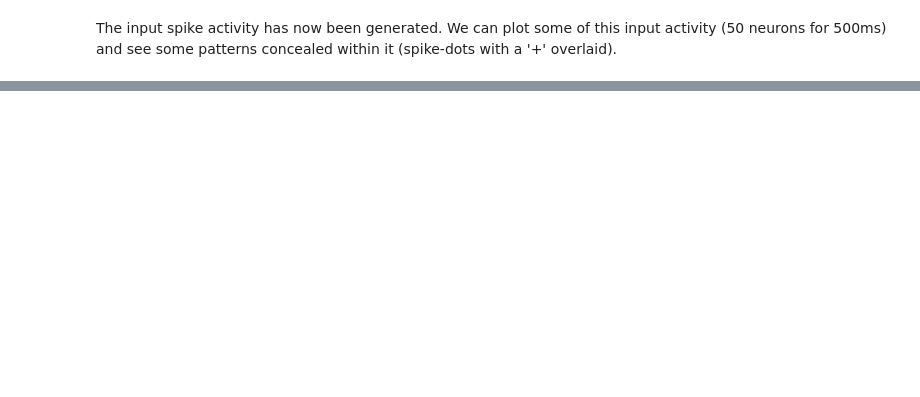
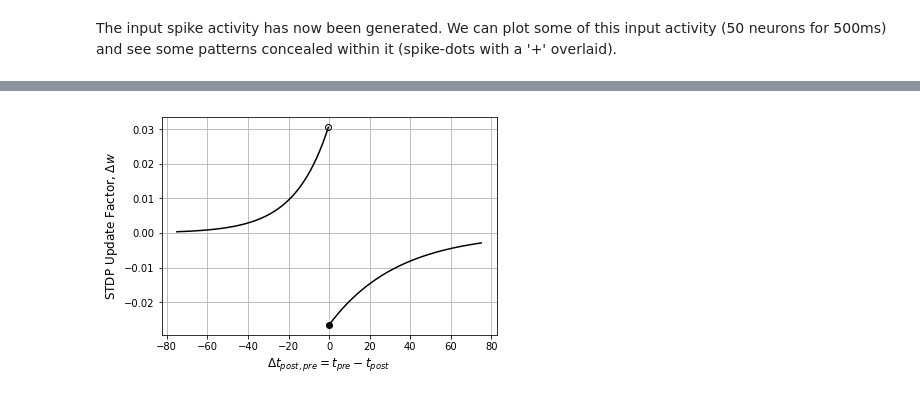
Before and after one commit to tobylightheart/csnn-stdp, a Jupyter notebook: Jupyter-Notebooks/neuron_construction_stdp_convergence.ipynb, the cells around one changed output, grey strips where cells are left out. Saved outputs shown, nothing was run; the diff lists cells and outputs as text; code cells hidden in the pictures; blank space fills up the shorter version.

Commit message:
Update notebook to demonstrate neuron construction with STDP convergence

```diff
--- a/Jupyter-Notebooks/neuron_construction_stdp_convergence.ipynb
+++ b/Jupyter-Notebooks/neuron_construction_stdp_convergence.ipynb
@@ -306,0 +310,96 @@ plt.show()
+# %%
+# Initial synapse parameters
+w_min = 0.
+w_max = 1.
+w_inh = 1.
+
+# STDP parameters and variables
+A_p = 0.03125
+A_n = 0.85 * A_p
+STDP_tau_p = 16.8
+STDP_tau_n = 33.7
+
+# Plot STDP curve
+Dt_p = np.linspace(-75., 0., num=200, endpoint=False)
+Dt_n = np.linspace(0., 75., num=200)
+STDP_curve_p = A_p * np.exp( Dt_p / STDP_tau_p )
+STDP_curve_n = - A_n * np.exp( -Dt_n / STDP_tau_n )
+
+plt.plot(Dt_p, STDP_curve_p, color='k')
+plt.plot(Dt_p[-1], STDP_curve_p[-1], marker='o', markersize=6, fillstyle='none', color='k')
+plt.plot(Dt_n, STDP_curve_n, color='k')
+plt.plot(Dt_n[0], STDP_curve_n[0], marker='o', markersize=6, color = 'k')
+plt.xlabel("$\Delta t_{post,pre}=t_{pre}-t_{post}$", fontsize=12)
+plt.ylabel("STDP Update Factor, $\Delta w$", fontsize=12)
+plt.grid()
+plt.show()
+
+# Demonstration of STDP
+long_time = 1e6
+t_f_pre_list_demo = [23, 37, 67, 79, 106, np.inf]
+t_f_post_list_demo = [31, 46, 58, 86, 111, np.inf]
+t_end = 125
+nearest_f_pre = False
+nearest_f_post = False
+
+w_ij = 0.5
+w_ij_list = [w_ij]
+t_list = [0]
+i_pre = 0
+i_post = 0
+t_f_pre = -long_time
+t_f_post = -long_time
+while t_f_pre_list_demo[i_pre] != np.inf or t_f_post_list_demo[i_post] != np.inf:
+    if t_f_pre_list_demo[i_pre] < t_f_post_list_demo[i_post]:
+        t_f_pre = t_f_pre_list_demo[i_pre]
+        if nearest_f_pre:
+            t_list.append(t_f_pre)
+            t_list.append(t_f_pre)
+
+            w_ij_list.append(w_ij)
+            w_ij = w_ij - A_n * np.exp(-(t_f_pre-t_f_post)/STDP_tau_n)
+            w_ij_list.append(w_ij)
+        nearest_f_pre = False
+        nearest_f_post = True
+        i_pre += 1
+    else:
+        t_f_post = t_f_post_list_demo[i_post]
+        if nearest_f_post:
+            t_list.append(t_f_post)
+            t_list.append(t_f_post)
+
+            w_ij_list.append(w_ij)
+            w_ij = w_ij + A_n * np.exp((t_f_pre-t_f_post)/STDP_tau_p)
+            w_ij_list.append(w_ij)
+        nearest_f_pre = True
+        nearest_f_post = False
+        i_post += 1
+
+t_list.append(t_end)
+w_ij_list.append(w_ij_list[-1])
+
+t_f_post_line = [0.53,0.54]
+t_f_pre_line = [0.46,0.47]
+
+plt.plot(t_list, w_ij_list, color='k')
+for f in range(len(t_f_pre_list_demo)-1):
+    plt.plot(np.array(t_f_post_list_demo[f])*[1,1], t_f_post_line, color='r')
+for f in range(len(t_f_post_list_demo)-1):
+    plt.plot(np.array(t_f_pre_list_demo[f])*[1,1], t_f_pre_line, color='b')
+
+plt.xlabel("Time [ms]", fontsize=12)
+plt.ylabel("Syanpse Weight, $w_{post,pre}$", fontsize=12)
+plt.annotate("$t^{(f)}_{post}$",
+             xy=(t_f_post_list_demo[0], t_f_post_line[0]+0.005),
+             xytext=(0,t_f_post_line[0]+0.004),
+             fontsize=12,
+             arrowprops=dict(arrowstyle="->"))
+plt.annotate("$t^{(g)}_{pre}$",
+             xy=(t_f_pre_list_demo[0], t_f_pre_line[0]+0.005),
+             xytext=(0,t_f_pre_line[0]+0.004),
+             fontsize=12,
+             arrowprops=dict(arrowstyle="->"))
+
+plt.show()
+# %% [output]
+[figure, added]
```
Also changed, not shown: parts of 27 cells of this notebook.
